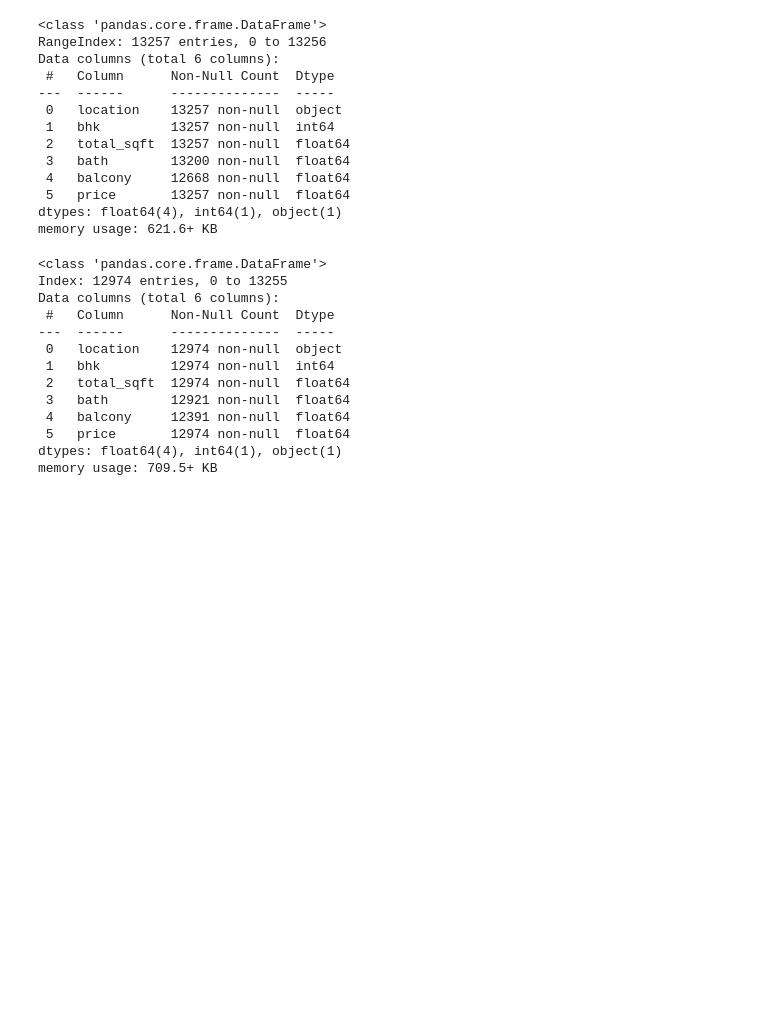
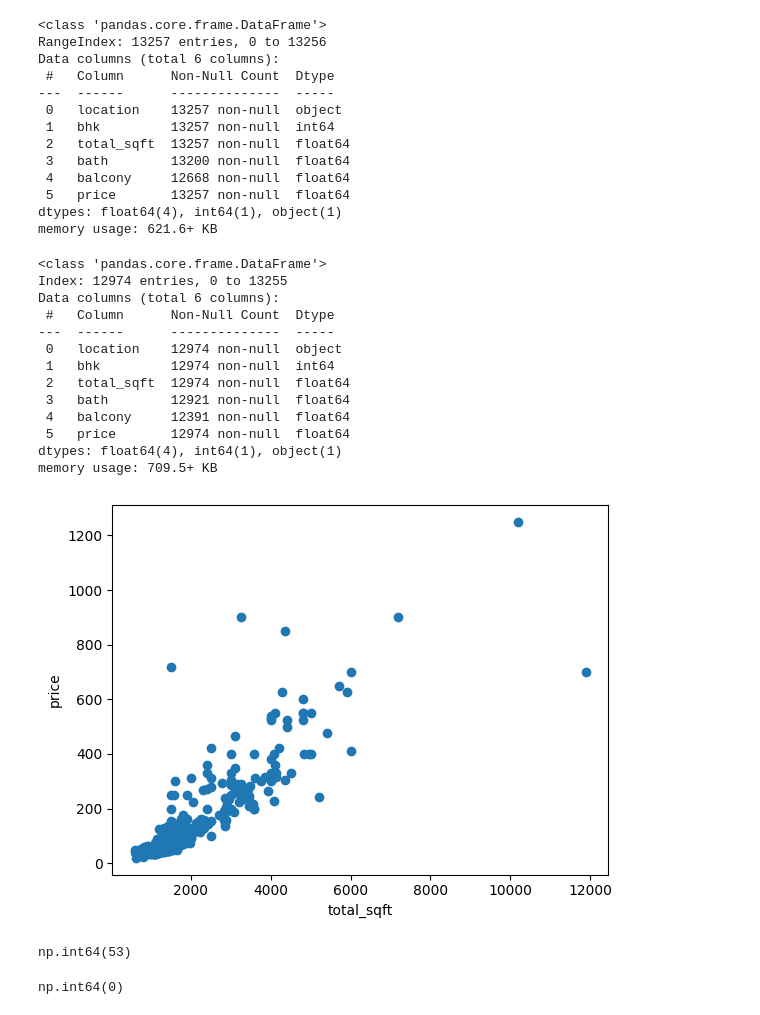
Before and after one commit to Raj-Muliyashiya/House_Price_Predictor, a Jupyter notebook: notebook/cleane_data.ipynb, the cells around one changed output. Cells and saved outputs as stored; diff of their text form; code cells hidden in the pictures; blank space fills up the shorter version.

```diff
--- a/notebook/cleane_data.ipynb
+++ b/notebook/cleane_data.ipynb
@@ -190,3 +191,20 @@ Data columns (total 6 columns):
  5   price       12974 non-null  float64
 dtypes: float64(4), int64(1), object(1)
 memory usage: 709.5+ KB
+# %%
+import matplotlib.pyplot as plt
+
+check_data = data[data.location == "Whitefield"]
+
+plt.scatter(check_data.total_sqft,check_data.price)
+
+plt.xlabel('total_sqft')
+plt.ylabel('price')
+
+plt.show()
+# %% [output]
+[figure, added]
+# %%
+data['bath'].isnull().sum()
+# %% [output]
+np.int64(53)
@@ -192,0 +215,4 @@ memory usage: 709.5+ KB
+# %%
+data['bath'].isnull().sum()
+# %% [output]
+np.int64(0)
```
Also changed, not shown: parts of 15 cells of this notebook, 1 other file.
